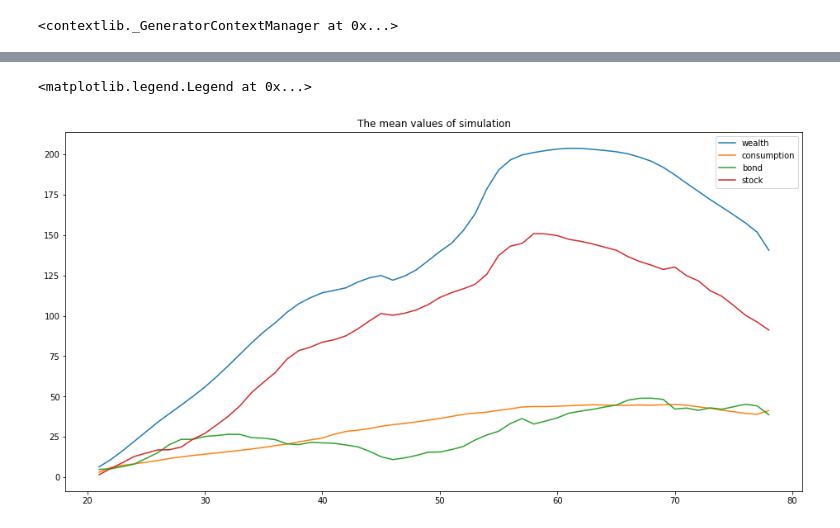
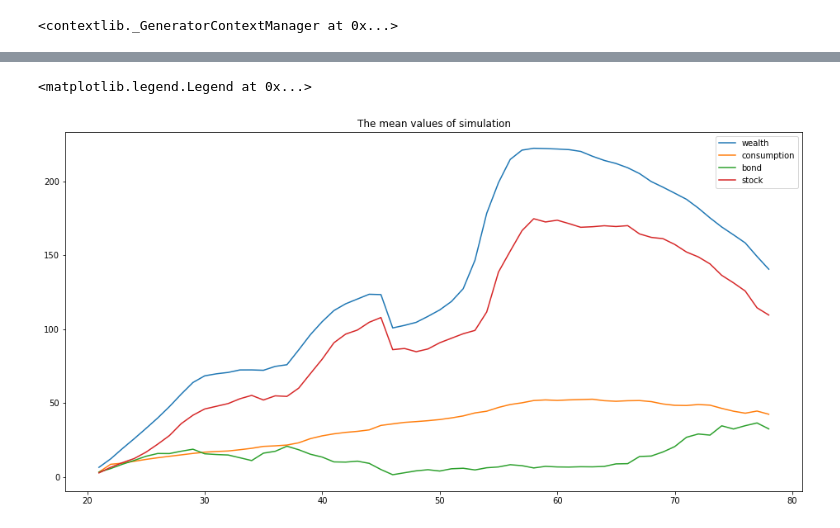
Before and after one commit to dongxulee/lifeCycle, a Jupyter notebook: 20210401/simulation.ipynb, the cells around one changed output, grey strips where cells are left out. Saved outputs shown, nothing was run; the diff lists cells and outputs as text; code cells hidden in the pictures.

```diff
--- a/20210401/simulation.ipynb
+++ b/20210401/simulation.ipynb
@@ -175,15 +163,15 @@ hs = Moves[:,:,3].T
 # %%
 plt.figure(figsize = [16,8])
 plt.title("The mean values of simulation")
-plt.plot(range(21, T_max-1 + 20), ws.mean(axis = 1)[:-1], label = "wealth")
-plt.plot(range(21, T_max-1 + 20),cs.mean(axis = 1)[:-1], label = "consumption")
-plt.plot(range(21, T_max-1 + 20),bs.mean(axis = 1)[:-1], label = "bond")
-plt.plot(range(21, T_max-1 + 20),ks.mean(axis = 1)[:-1], label = "stock")
+plt.plot(range(21, T_max-1 + 20),jnp.median(ws,axis = 1)[:-1], label = "wealth")
+plt.plot(range(21, T_max-1 + 20),jnp.median(cs,axis = 1)[:-1], label = "consumption")
+plt.plot(range(21, T_max-1 + 20),jnp.median(bs,axis = 1)[:-1], label = "bond")
+plt.plot(range(21, T_max-1 + 20),jnp.median(ks,axis = 1)[:-1], label = "stock")
 # plt.plot((hs*pr).mean(axis = 1)[:-1], label = "housing")
 plt.legend()
 # %% [output]
 <matplotlib.legend.Legend at 0x...>
-[figure, old version]
+[figure, new version]
 # %%
 plt.title("housing consumption")
 plt.plot(range(21, T_max-1 + 20),(hs).mean(axis = 1)[:-1], label = "housing")
```
Also changed, not shown: parts of 4 cells of this notebook, 3 other files.
